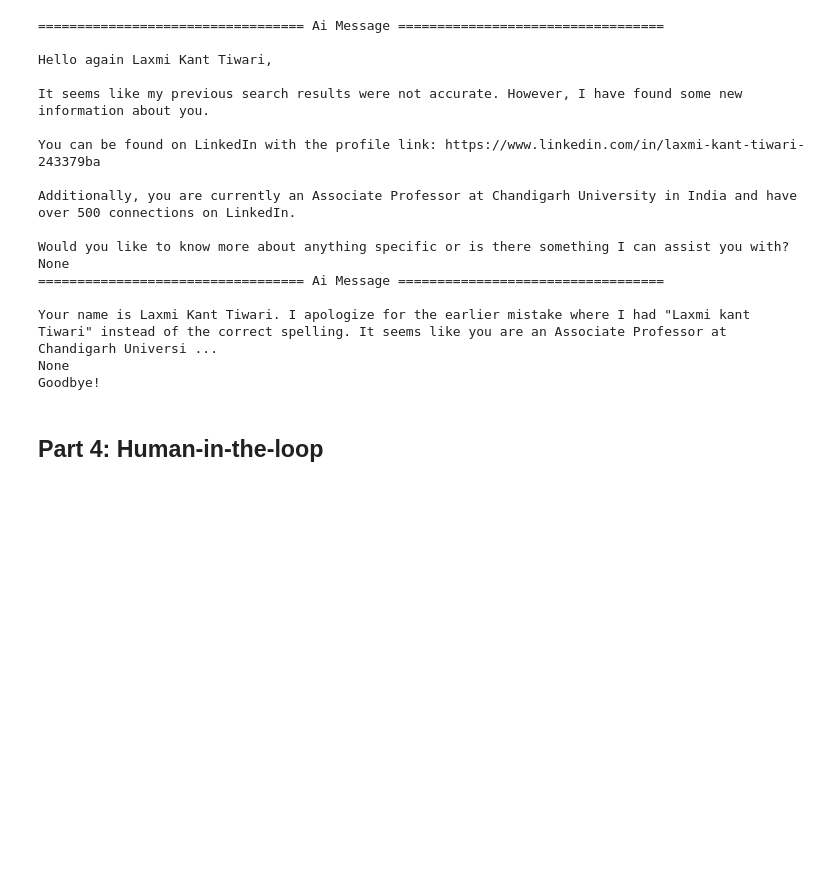
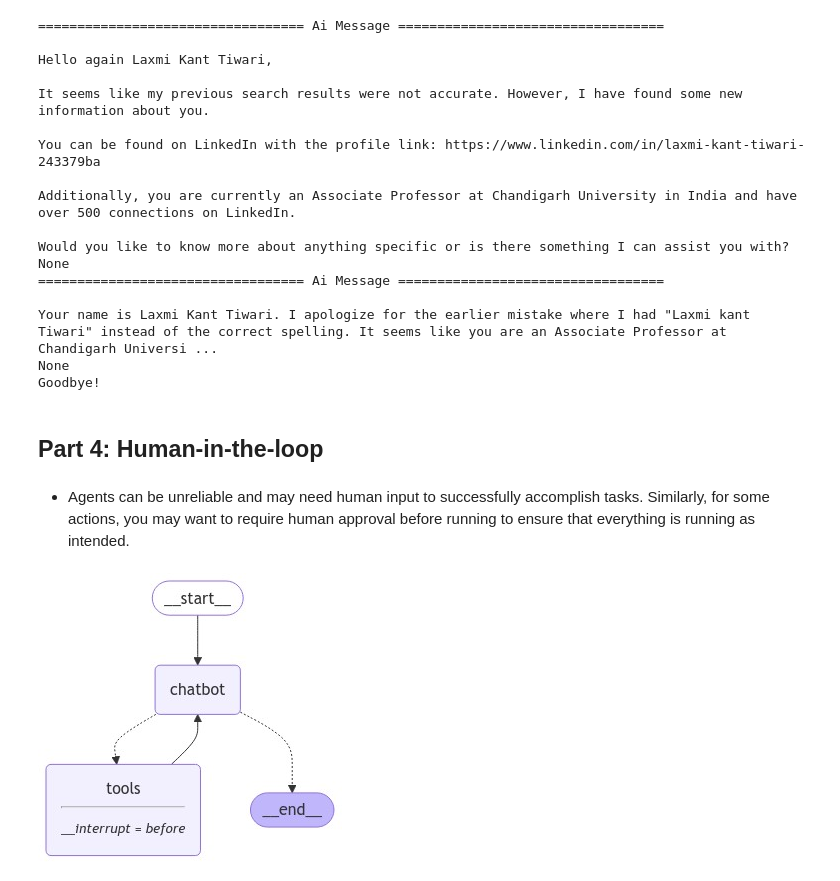
Before and after one commit to parthebhan/LangGraph-and-Ollama, a Jupyter notebook: 02 LangGraph Getting Started/LangGraph Getting Started.ipynb, the cells around one changed output. Saved outputs shown, nothing was run; the diff lists cells and outputs as text; code cells hidden in the pictures; blank space fills up the shorter version.

Commit message:
update the state

```diff
--- a/02 LangGraph Getting Started/LangGraph Getting Started.ipynb
+++ b/02 LangGraph Getting Started/LangGraph Getting Started.ipynb
@@ -246,3 +246,61 @@ None
 Goodbye!
 # %% [markdown]
 ## Part 4: Human-in-the-loop
+# %% [markdown]
+- Agents can be unreliable and may need human input to successfully accomplish tasks. Similarly, for some actions, you may want to require human approval before running to ensure that everything is running as intended.
+# %%
+from typing import Annotated
+
+from langchain_community.tools.tavily_search import TavilySearchResults
+from langchain_core.messages import BaseMessage
+from typing_extensions import TypedDict
+
+from langgraph.graph import StateGraph, START, END
+from langgraph.graph.message import add_messages
+from langgraph.prebuilt import ToolNode, tools_condition
+from langgraph.checkpoint.memory import MemorySaver
+
+
+class State(TypedDict):
+    messages: Annotated[list, add_messages]
+
+
+graph_builder = StateGraph(State)
+memory = MemorySaver()
+
+
+tool = TavilySearchResults(max_results=2)
+tools = [tool]
+llm = ChatOllama(model="llama3.2:3b", base_url="http://localhost:11434")
+llm_with_tools = llm.bind_tools(tools)
+
+
+def chatbot(state: State):
+    return {"messages": [llm_with_tools.invoke(state["messages"])]}
+
+
+graph_builder.add_node("chatbot", chatbot)
+
+tool_node = ToolNode(tools=[tool])
+graph_builder.add_node("tools", tool_node)
+
+graph_builder.add_conditional_edges(
+    "chatbot",
+    tools_condition,
+)
+# Any time a tool is called, we return to the chatbot to decide the next step
+graph_builder.add_edge("tools", "chatbot")
+graph_builder.add_edge(START, "chatbot")
+
+
+graph = graph_builder.compile(
+    checkpointer=memory,
+    # This is new!
+    interrupt_before=["tools"],
+    # Note: can also interrupt __after__ tools, if desired.
+    # interrupt_after=["tools"]
+)
+
+display(Image(graph.get_graph().draw_mermaid_png()))
+# %% [output]
+[figure, added]
```
Also changed, not shown: parts of 14 cells of this notebook.
